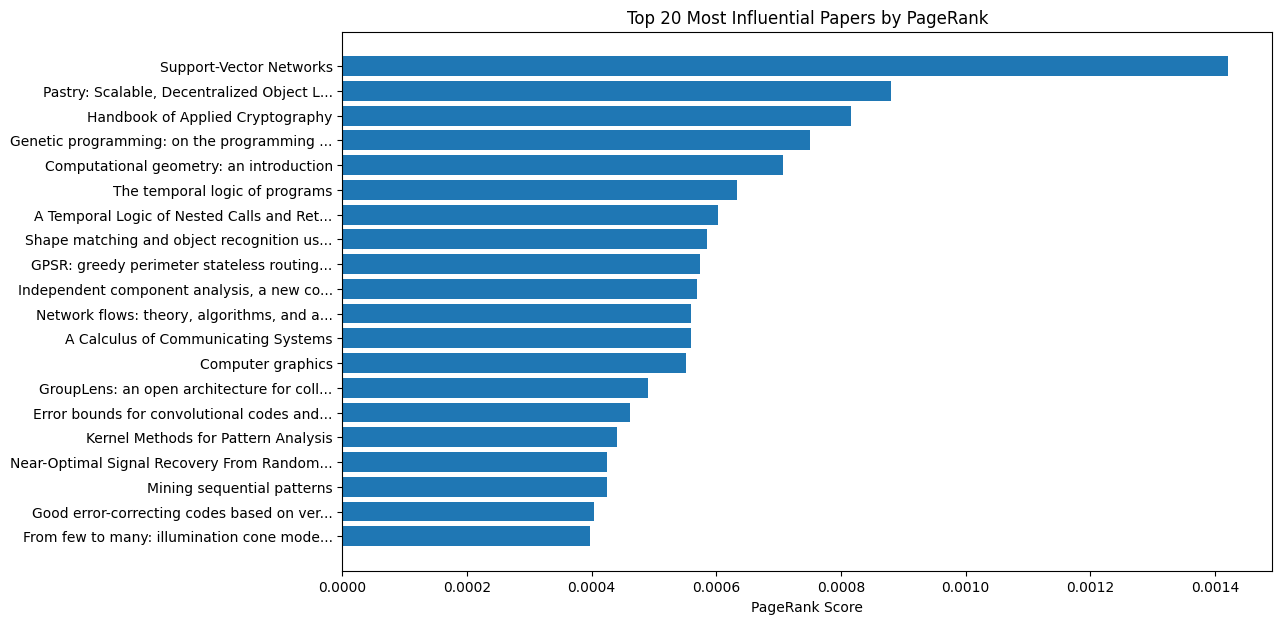
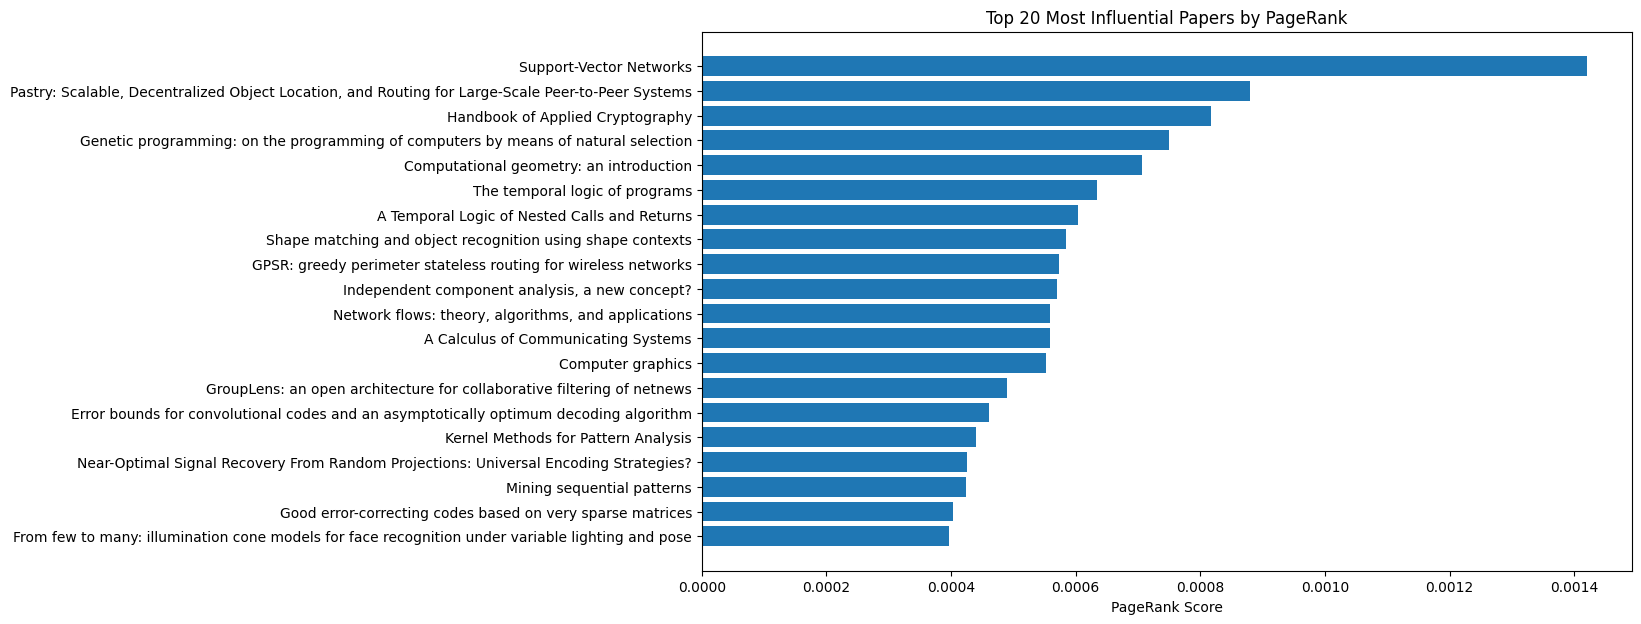
The notebook cell's code change between the first figure and the second:
--- before
+++ after
@@ -1,6 +1,5 @@
 """Plot Top Papers by Pagerank"""
 plt.figure(figsize = (12, 7))
-labels = [t[:40] + '...' if len(t) > 40 else t for t in top_papers['title']]
-plt.barh(labels[::-1], top_papers['pagerank'][::-1])
+plt.barh(top_papers['title'][::-1], top_papers['pagerank'][::-1])
 plt.xlabel('PageRank Score')
 plt.title('Top 20 Most Influential Papers by PageRank')

Commit: decided to use full titles on chart instead